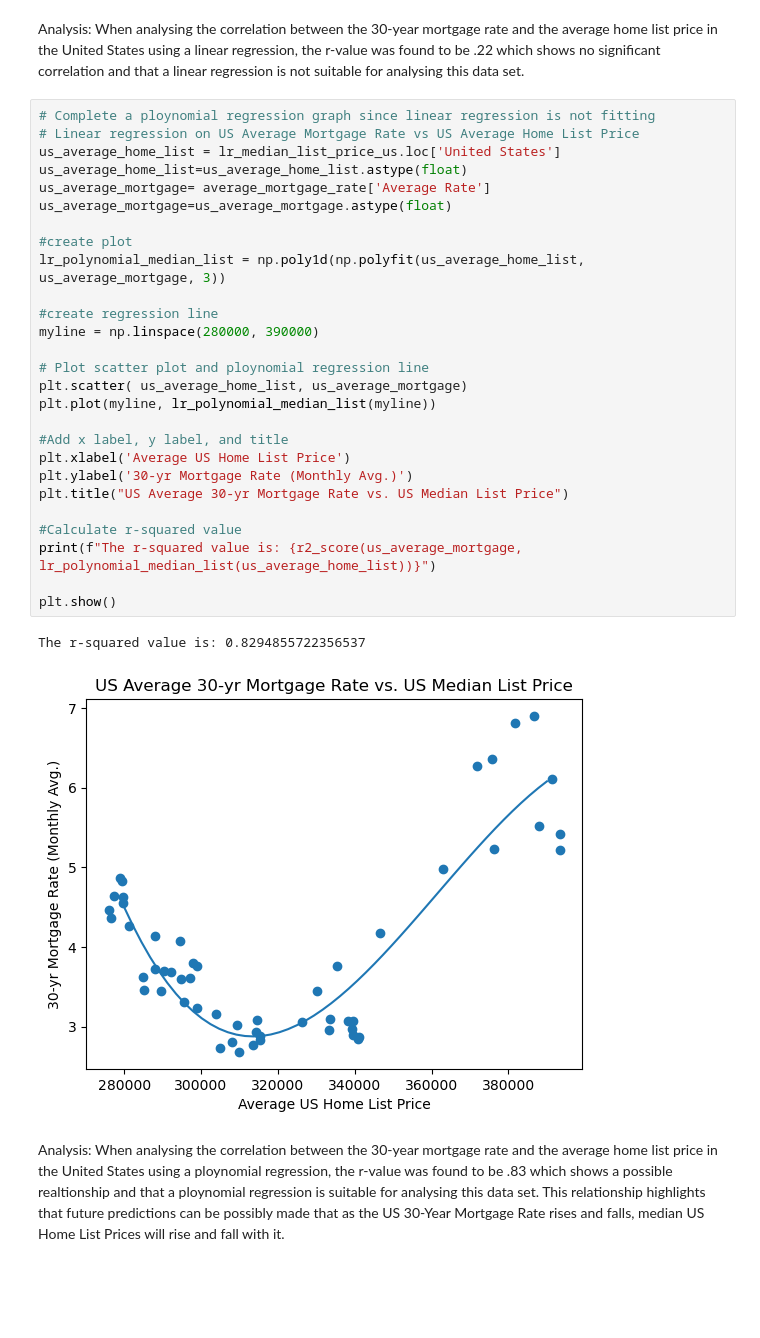
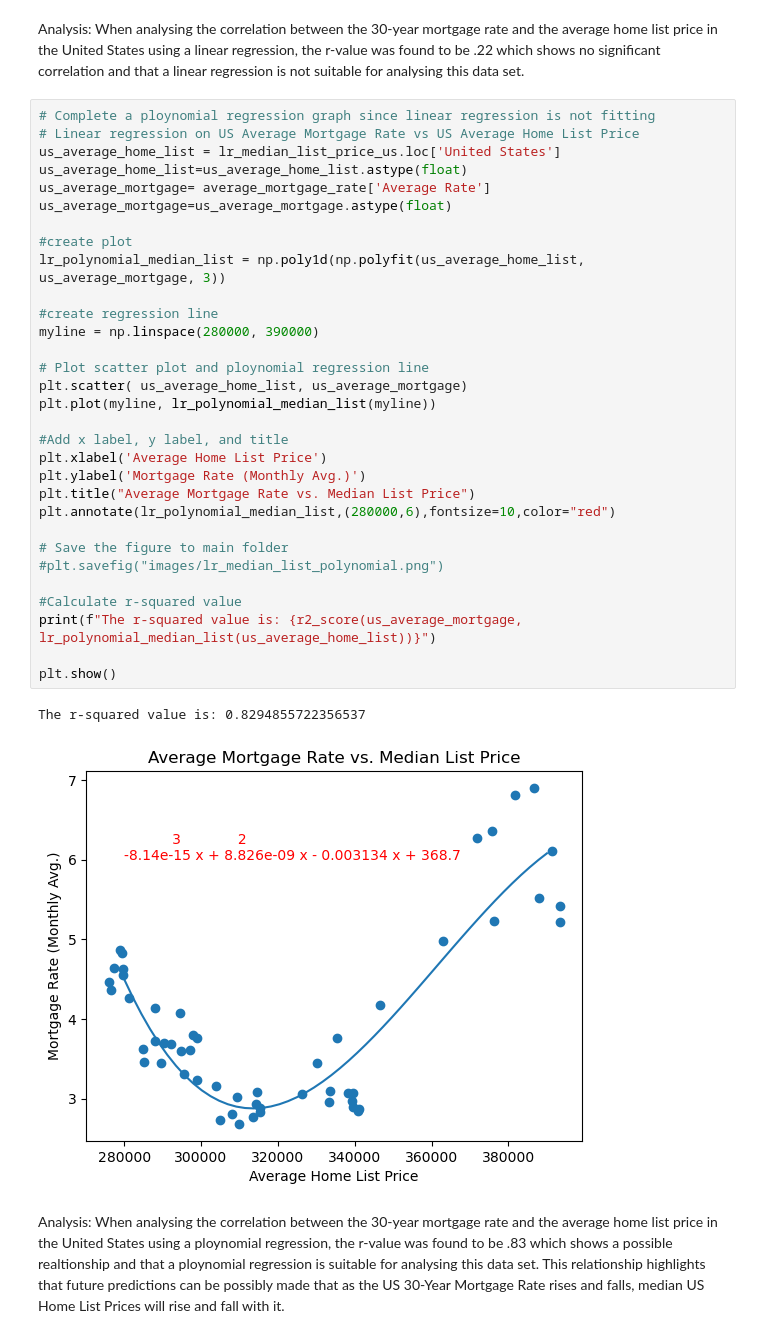
Before and after one commit to ceramicbull/Project-1-Repo, a Jupyter notebook: Group Project One Notebook.ipynb, the cells around one changed output. Saved outputs shown, nothing was run; the diff lists cells and outputs as text; blank space fills up the shorter version.

```diff
--- a/Group Project One Notebook.ipynb
+++ b/Group Project One Notebook.ipynb
@@ -511,33 +514,37 @@ Analysis: When analysing the correlation between the 30-year mortgage rate and t
 # %%
 # Complete a ploynomial regression graph since linear regression is not fitting
 # Linear regression on US Average Mortgage Rate vs US Average Home List Price
 us_average_home_list = lr_median_list_price_us.loc['United States']
 us_average_home_list=us_average_home_list.astype(float)
 us_average_mortgage= average_mortgage_rate['Average Rate']
 us_average_mortgage=us_average_mortgage.astype(float)
 
 #create plot
 lr_polynomial_median_list = np.poly1d(np.polyfit(us_average_home_list, us_average_mortgage, 3))
 
 #create regression line
 myline = np.linspace(280000, 390000)
 
 # Plot scatter plot and ploynomial regression line
 plt.scatter( us_average_home_list, us_average_mortgage)
 plt.plot(myline, lr_polynomial_median_list(myline))
 
 #Add x label, y label, and title
-plt.xlabel('Average US Home List Price')
-plt.ylabel('30-yr Mortgage Rate (Monthly Avg.)')
-plt.title("US Average 30-yr Mortgage Rate vs. US Median List Price")
+plt.xlabel('Average Home List Price')
+plt.ylabel('Mortgage Rate (Monthly Avg.)')
+plt.title("Average Mortgage Rate vs. Median List Price")
+plt.annotate(lr_polynomial_median_list,(280000,6),fontsize=10,color="red")
+
+# Save the figure to main folder
+#plt.savefig("images/lr_median_list_polynomial.png")
 
 #Calculate r-squared value
 print(f"The r-squared value is: {r2_score(us_average_mortgage, lr_polynomial_median_list(us_average_home_list))}")
 
 plt.show()
 # %% [output]
 The r-squared value is: 0.8294855722356537
-[figure, old version]
+[figure, new version]
 # %% [markdown]
 Analysis: When analysing the correlation between the 30-year mortgage rate and the average home list price in the United States using a ploynomial regression, the r-value was found to be .83 which shows a possible realtionship and that a ploynomial regression is suitable for analysing this data set.
 This relationship highlights that future predictions can be possibly made that as the US 30-Year Mortgage Rate rises and falls, median US Home List Prices will rise and fall with it.
```
Also changed, not shown: parts of 8 cells of this notebook, 7 other files.
